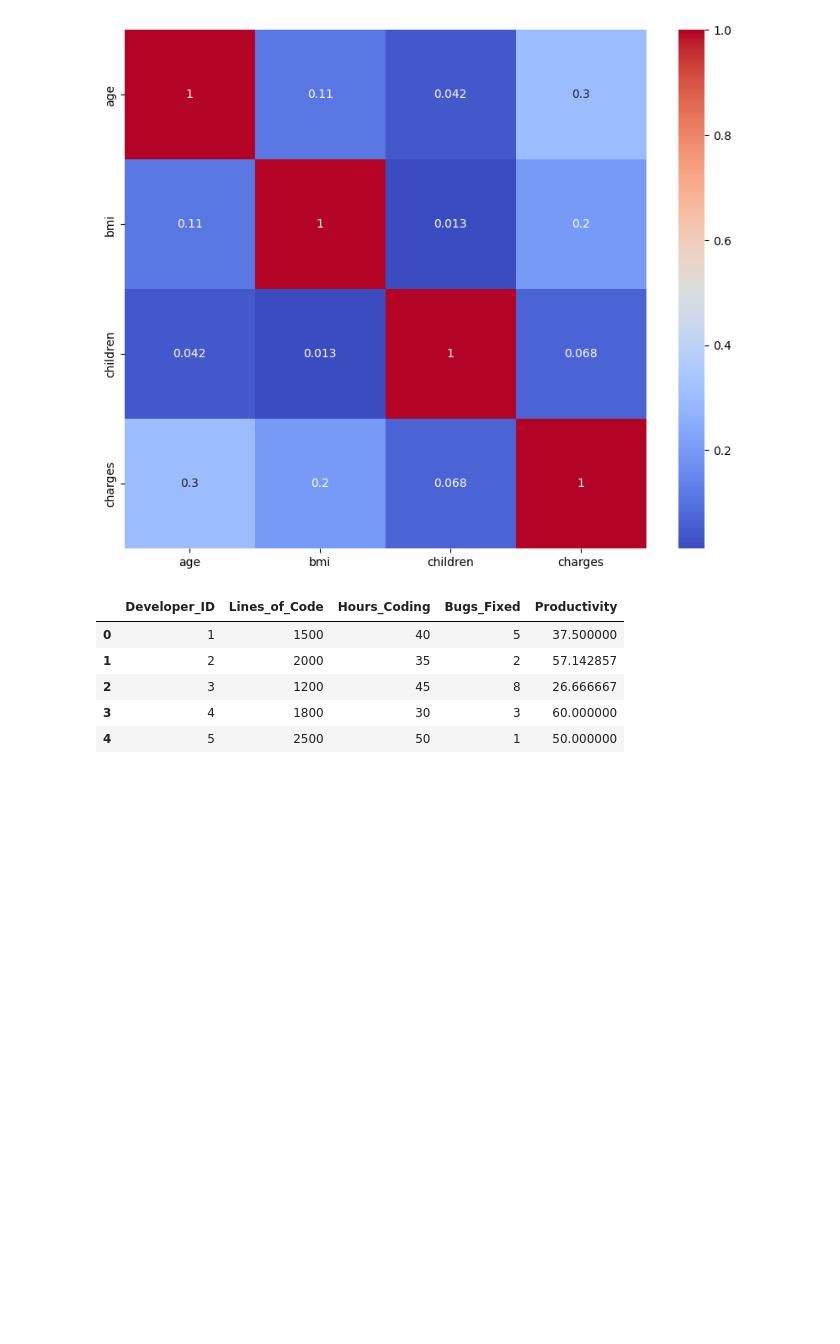
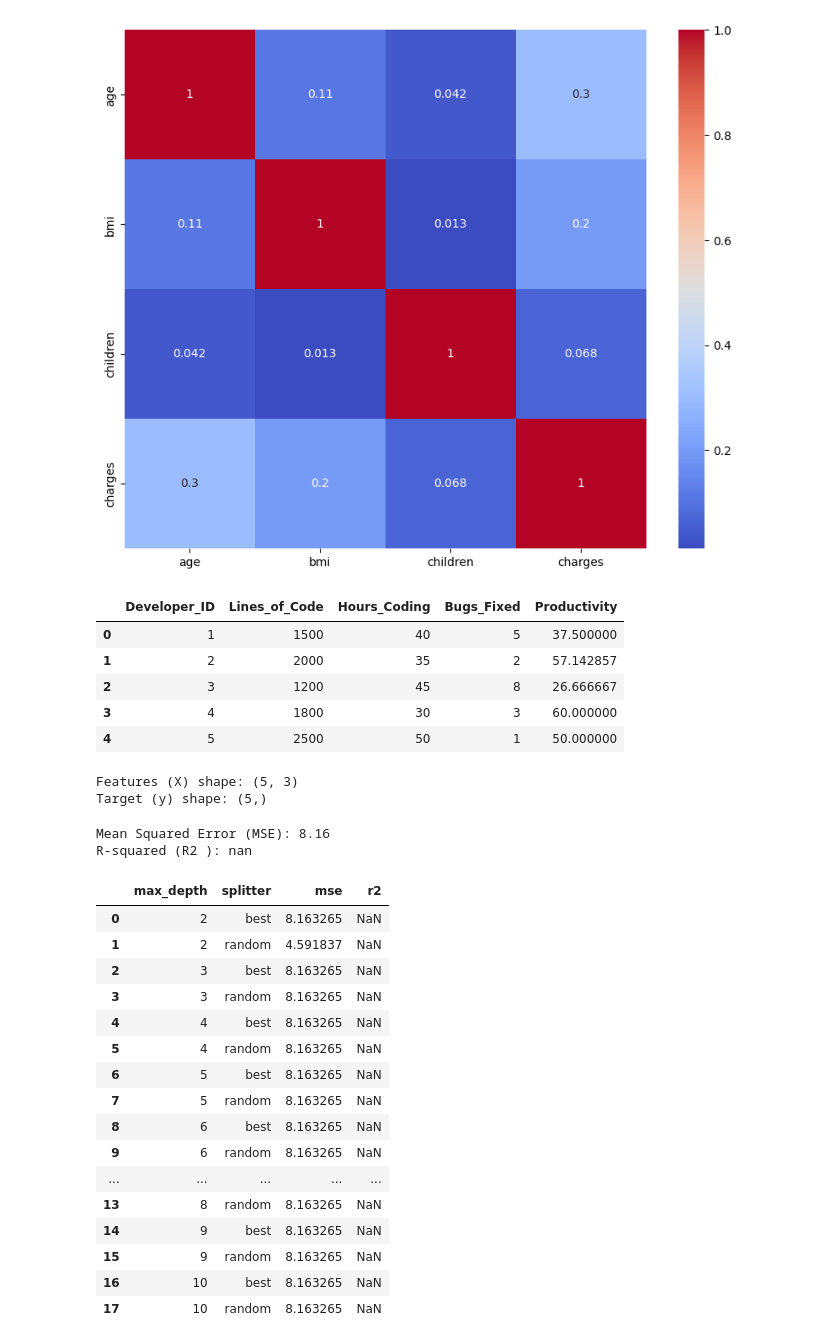
Before and after one commit to omshahu/ML_Practicals, a Jupyter notebook: Untitled4.ipynb, the cells around one changed output. Cells and saved outputs as stored; diff of their text form; code cells hidden in the pictures; blank space fills up the shorter version.

```diff
--- a/Untitled4.ipynb
+++ b/Untitled4.ipynb
@@ -84,3 +84,18 @@ display(developer_df.head())
 | 2 | 3 | 1200 | 45 | 8 | 26.666667 |
 | 3 | 4 | 1800 | 30 | 3 | 60.000000 |
 | 4 | 5 | 2500 | 50 | 1 | 50.000000 |
+# %%
+# Assuming 'developer_df' is the correct DataFrame for the 'Developer Performance dataset'
+# and 'Productivity' is the target variable for regression.
+
+# Features (X): All columns in developer_df except 'Developer_ID' and 'Productivity'
+X = developer_df.drop(columns=['Developer_ID', 'Productivity'])
+
+# Target (y): 'Productivity'
+y = developer_df['Productivity']
+
+print("Features (X) shape:", X.shape)
+print("Target (y) shape:", y.shape)
+# %% [output]
+Features (X) shape: (5, 3)
+Target (y) shape: (5,)
@@ -86,0 +106,64 @@ display(developer_df.head())
+# %%
+from sklearn.tree import DecisionTreeRegressor
+from sklearn.metrics import mean_squared_error, r2_score
+
+# Initialize the Decision Tree Regressor
+dt_regressor = DecisionTreeRegressor(random_state=42)
+
+# Train the model
+dt_regressor.fit(X_train, y_train)
+
+# Make predictions on the test set
+y_pred = dt_regressor.predict(X_test)
+
+# Evaluate the model
+mse = mean_squared_error(y_test, y_pred)
+r2 = r2_score(y_test, y_pred)
+
+print(f"Mean Squared Error (MSE): {mse:.2f}")
+print(f"R-squared (R2 ): {r2:.2f}")
+# %% [output]
+Mean Squared Error (MSE): 8.16
+R-squared (R2 ): nan
+# %%
+max_depths = [2, 3, 4, 5, 6, 7, 8, 9, 10]
+splitters = ['best', 'random']
+
+results = []
+
+for depth in max_depths:
+    for splitter_type in splitters:
+        dt_model = DecisionTreeRegressor(max_depth=depth, splitter=splitter_type, random_state=42)
+        dt_model.fit(X_train, y_train)
+        y_pred_tuned = dt_model.predict(X_test)
+
+        mse_tuned = mean_squared_error(y_test, y_pred_tuned)
+        r2_tuned = r2_score(y_test, y_pred_tuned)
+
+        results.append({
+            'max_depth': depth,
+            'splitter': splitter_type,
+            'mse': mse_tuned,
+            'r2': r2_tuned
+        })
+
+results_df = pd.DataFrame(results)
+display(results_df)
+# %% [output]
+|  | max_depth | splitter | mse | r2 |
+| 0 | 2 | best | 8.163265 | NaN |
+| 1 | 2 | random | 4.591837 | NaN |
+| 2 | 3 | best | 8.163265 | NaN |
+| 3 | 3 | random | 8.163265 | NaN |
+| 4 | 4 | best | 8.163265 | NaN |
+| 5 | 4 | random | 8.163265 | NaN |
+| 6 | 5 | best | 8.163265 | NaN |
+| 7 | 5 | random | 8.163265 | NaN |
+| 8 | 6 | best | 8.163265 | NaN |
+| 9 | 6 | random | 8.163265 | NaN |
+| ... | ... | ... | ... | ... |
+| 13 | 8 | random | 8.163265 | NaN |
+| 14 | 9 | best | 8.163265 | NaN |
+| 15 | 9 | random | 8.163265 | NaN |
+| 16 | 10 | best | 8.163265 | NaN |
+| 17 | 10 | random | 8.163265 | NaN |
```
Also changed, not shown: parts of 1 cell of this notebook.
